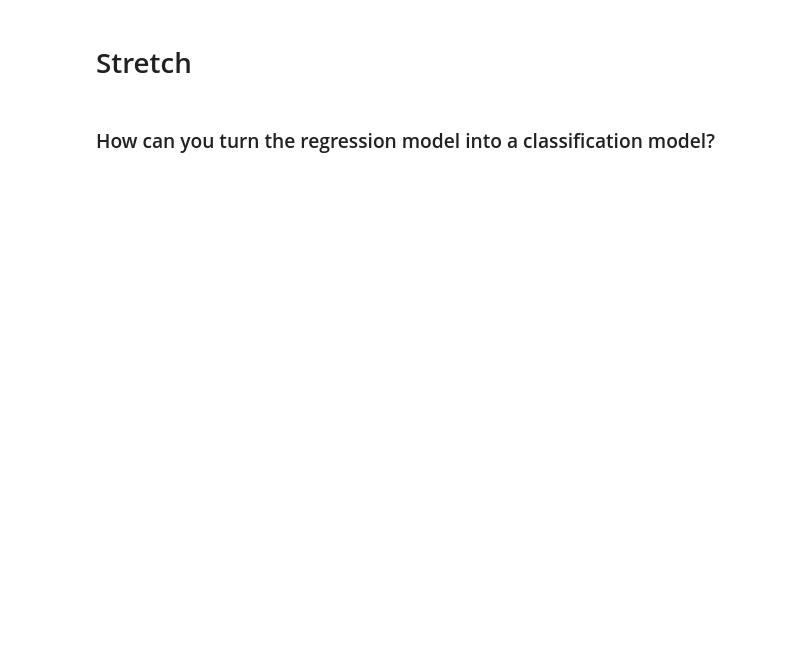
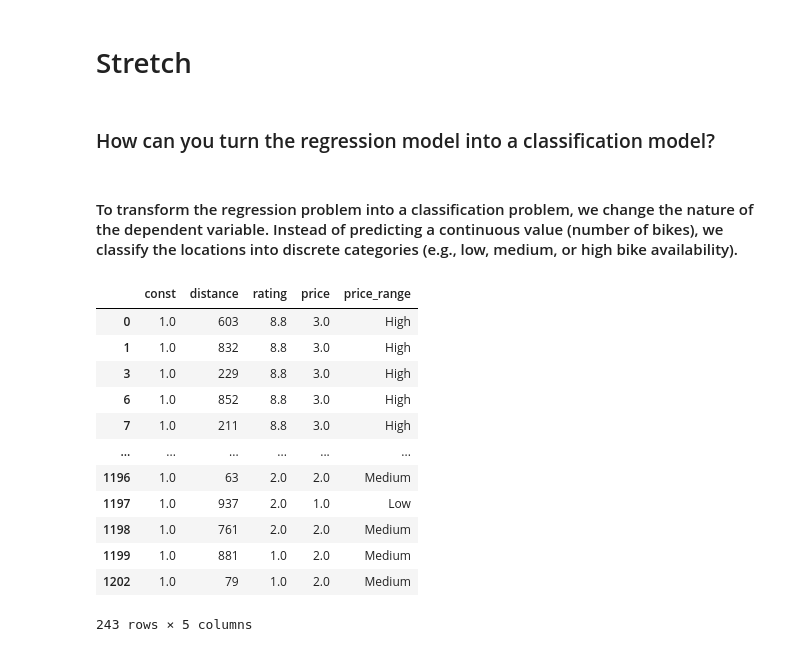
Before and after one commit to romansokolik/LHL-Final-Project-Statistical-Modelling-with-Python, a Jupyter notebook: notebooks/model_building.ipynb, the cells around one changed output. Saved outputs shown, nothing was run; the diff lists cells and outputs as text; code cells hidden in the pictures; blank space fills up the shorter version.

```diff
--- a/notebooks/model_building.ipynb
+++ b/notebooks/model_building.ipynb
@@ -238,3 +250,26 @@ strong multicollinearity or other numerical problems.
 # Stretch
 # %% [markdown]
 ### How can you turn the regression model into a classification model?
+# %% [markdown]
+#### To transform the regression problem into a classification problem, we change the nature of the dependent variable. Instead of predicting a continuous value (number of bikes), we classify the locations into discrete categories (e.g., low, medium, or high bike availability).
+# %%
+df['price_range'] = pd.cut(
+    df['price'],
+    bins=[0, 1, 2, float('inf')],
+    labels=['Low', 'Medium', 'High']
+)
+df
+# %% [output]
+|  | const | distance | rating | price | price_range |
+| 0 | 1.0 | 603 | 8.8 | 3.0 | High |
+| 1 | 1.0 | 832 | 8.8 | 3.0 | High |
+| 3 | 1.0 | 229 | 8.8 | 3.0 | High |
+| 6 | 1.0 | 852 | 8.8 | 3.0 | High |
+| 7 | 1.0 | 211 | 8.8 | 3.0 | High |
+| ... | ... | ... | ... | ... | ... |
+| 1196 | 1.0 | 63 | 2.0 | 2.0 | Medium |
+| 1197 | 1.0 | 937 | 2.0 | 1.0 | Low |
+| 1198 | 1.0 | 761 | 2.0 | 2.0 | Medium |
+| 1199 | 1.0 | 881 | 1.0 | 2.0 | Medium |
+| 1202 | 1.0 | 79 | 1.0 | 2.0 | Medium |
+243 rows × 5 columns
```
Also changed, not shown: parts of 20 cells of this notebook, 4 other files.
